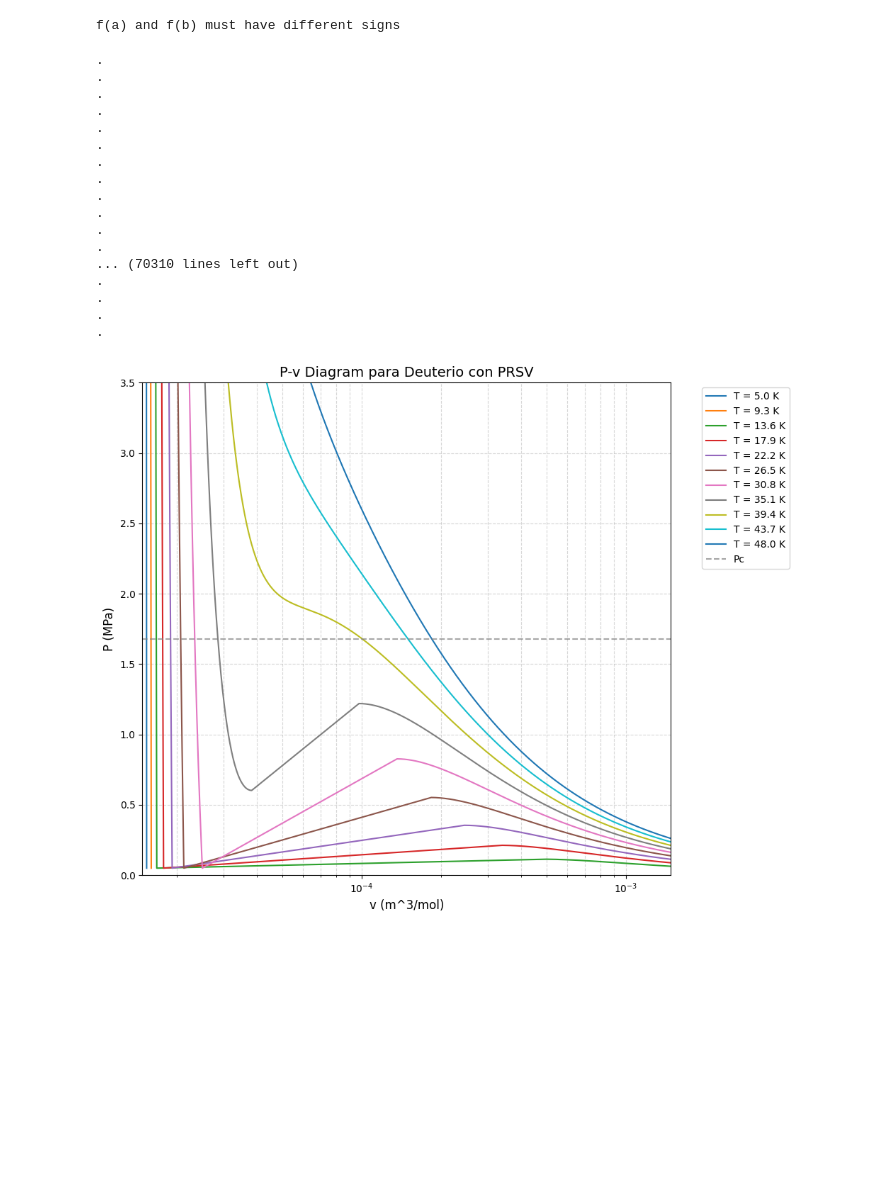
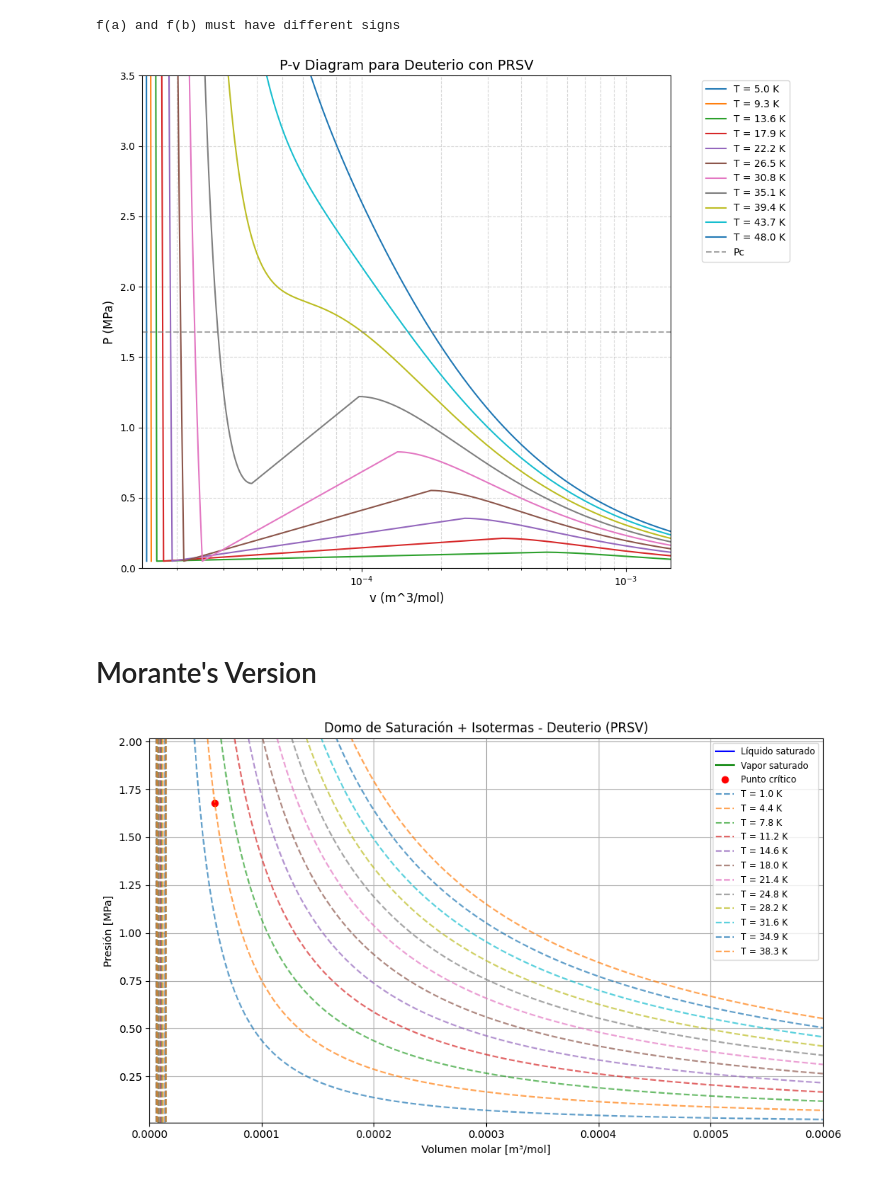
Before and after one commit to premzea/Termodinamica-II, a Jupyter notebook: Parcial 1/code/PRSVdiagram.ipynb, the cells around one changed output. Cells and saved outputs as stored; diff of their text form; code cells hidden in the pictures; blank space fills up the shorter version.

```diff
--- a/Parcial 1/code/PRSVdiagram.ipynb
+++ b/Parcial 1/code/PRSVdiagram.ipynb
@@ -60,11 +40,8 @@ def PRSV_V(alfa, T, R, Tc, P, Pc):
     roots = np.roots([C3, C2, C1, C0])
 
     real_roots = np.real(roots[np.isclose(np.imag(roots), 0, atol=1e-10)])
-    real_roots = real_roots[real_roots > b]
+    real_roots = real_roots[0.1 > real_roots > b]
     return real_roots
-
-# alfa = alfaF(18.724, Tc, w, k1)
-# print(PSRV_V(alfa, 18.724, R, Tc, 17189.0972184, Pc))
 # %% [markdown]
 * Criterio de Maxwell para el Equilibrio
 # %%
@@ -187,23 +164,8 @@ plt.tight_layout()
 
 plt.show()
 # %% [output]
-.
-.
-.
-.
-.
-.
-.
-.
-.
-.
-.
-.
-... (70310 lines left out)
-.
-.
-.
-.
 [figure]
+# %% [markdown]
+# Morante's Version
 # %%
 from scipy.optimize import fsolve, minimize_scalar
@@ -226,46 +213,50 @@ def Psat(T):
     return None, None, None
 # %%
-T_values = np.linspace(166, Tc, 500)
+T_values = np.linspace(1, Tc, 500)
 vl_list = []
 vv_list = []
 Psat_list = []
 
 for T in T_values:
-    Psat, vl, vv = Psat(T)
+    alfa = alfaF(T, Tc, w, k1)
+    Psat, vl, vv = PsatF(T)
     if Psat is not None:
         vl_list.append(vl)
         vv_list.append(vv)
         Psat_list.append(Psat / 1e6)
 
 
 
-vc = chemicals.Vc(CAS_NUMBER)  # m³/mol
+vc = chemicals.Vc(CAS_NUMBER)  # m³/mol -> Esta raroooo -_-. Pero no esta mal. Y se basa en datos experimentales
 Pc_MPa = Pc / 1e6
 vl_list.append(vc)
 vv_list.append(vc)
 Psat_list.append(Pc_MPa)
 
 plt.figure(figsize=(10, 6))
 plt.plot(vl_list, Psat_list, 'b-', label='Líquido saturado')
 plt.plot(vv_list, Psat_list, 'g-', label='Vapor saturado')
 plt.plot([vc], [Pc_MPa], 'ro', label='Punto crítico')
 
-T_isotermas = np.linspace(200, Tc, 12)
-v_vals = np.linspace(0.0000001, 0.007, 1000)
+T_isotermas = np.linspace(1, Tc, 12)
+v_vals = np.linspace(0.0000001, 0.0006, 1000)
 
 for T_iso in T_isotermas:
-    alfa = alfaF(T, Tc, w, k1)
-    P_vals = [PRSV_P(v, alfa, T_iso, Tc, Pc) for v in v_vals]
+    T_iso = float(T_iso)
+    alfa = alfaF(T_iso, Tc, w, k1)
+    P_vals = [PRSV_P(v, alfa, T_iso, R, Tc, Pc) for v in v_vals]
     P_vals = np.array(P_vals) / 1e6  # Convertir a MPa
-    P_vals[P_vals > 10] = np.nan     # Recorte para evitar picos no físicos
+    # P_vals[P_vals > 10] = np.nan     # Recorte para evitar picos no físicos
     plt.plot(v_vals, P_vals, '--', alpha=0.7, label=f'T = {T_iso:.1f} K')
 
 plt.xlabel("Volumen molar [m³/mol]")
 plt.ylabel("Presión [MPa]")
 plt.title("Domo de Saturación + Isotermas - Deuterio (PRSV)")
-plt.ylim(0.7, 5)
-plt.xlim(0, 0.004)
+plt.ylim(0.01, 1.2*Pc/1e6)
+plt.xlim(0, 0.0006)
 plt.grid(True)
 plt.legend(loc='upper right', fontsize='small')
 plt.tight_layout()
 plt.show()
+# %% [output]
+[figure, added]
```
Also changed, not shown: parts of 12 cells of this notebook.
